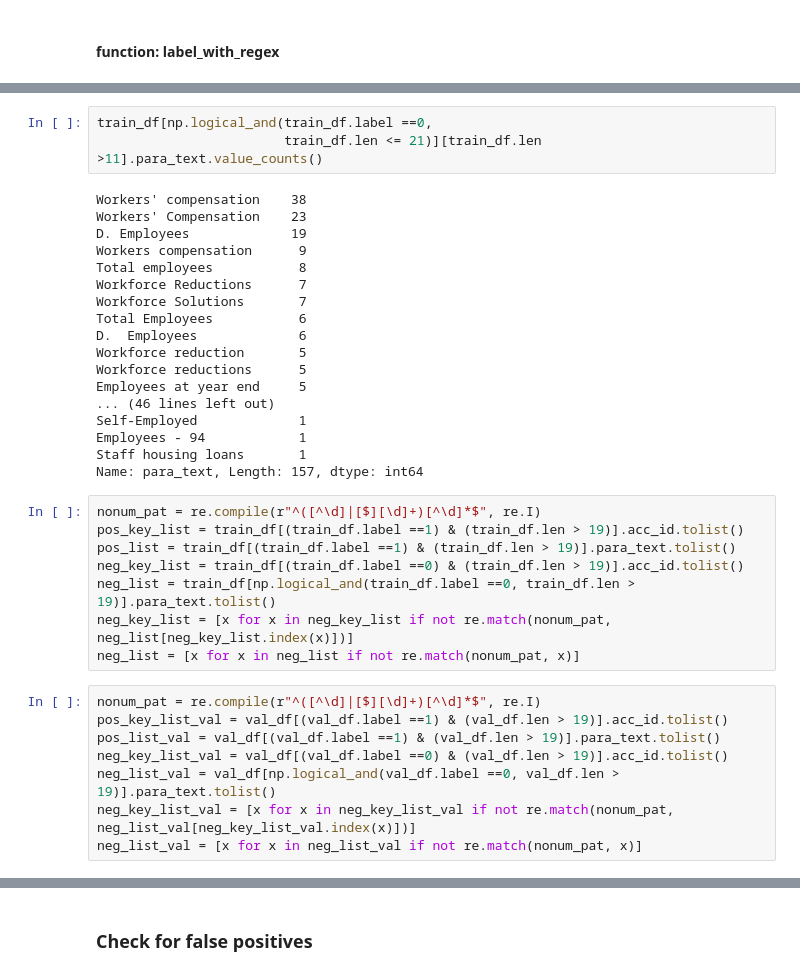
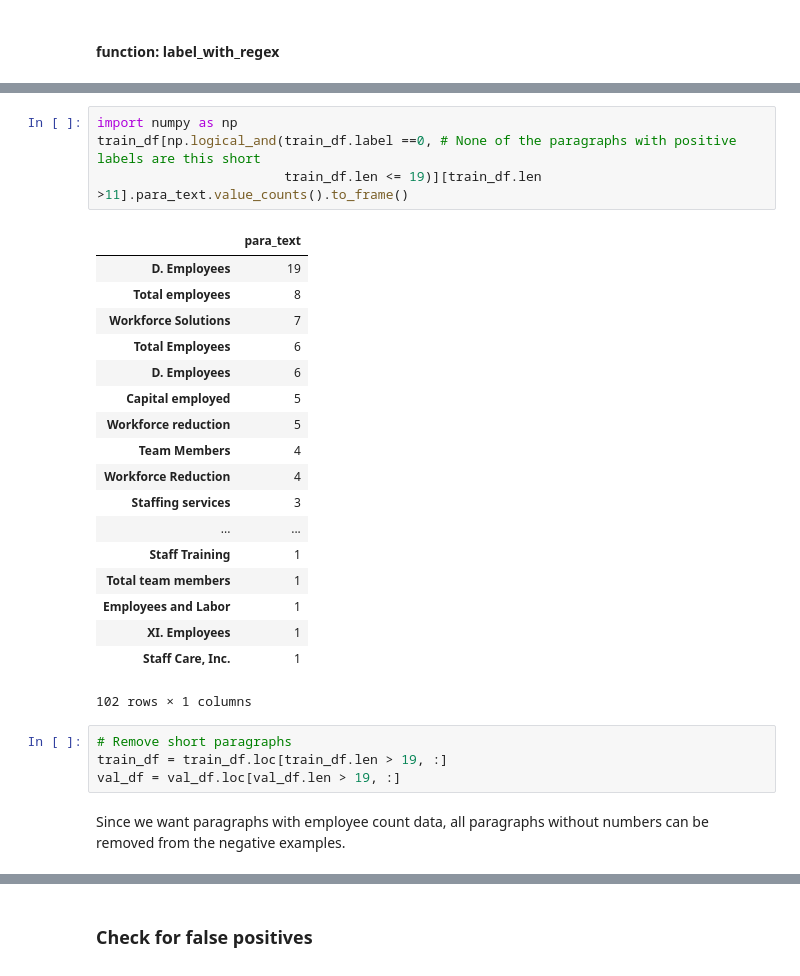
Before and after one commit to JarrodAJ/sec_employee_information_extraction, a Jupyter notebook: 2_label_paragraphs.ipynb, the cells around one changed output, grey strips where cells are left out. Saved outputs shown, nothing was run; the diff lists cells and outputs as text.

```diff
--- a/2_label_paragraphs.ipynb
+++ b/2_label_paragraphs.ipynb
@@ -356,37 +340,29 @@ See the caveats in the documentation: http://pandas.pydata.org/pandas-docs/stabl
 # %%
-train_df[np.logical_and(train_df.label ==0,
-                        train_df.len <= 21)][train_df.len >11].para_text.value_counts()
+import numpy as np
+train_df[np.logical_and(train_df.label ==0, # None of the paragraphs with positive labels are this short
+                        train_df.len <= 19)][train_df.len >11].para_text.value_counts().to_frame()
 # %% [output]
+|  | para_text |
+| D. Employees | 19 |
+| Total employees | 8 |
+| Workforce Solutions | 7 |
+| Total Employees | 6 |
+| D. Employees | 6 |
+| Capital employed | 5 |
+| Workforce reduction | 5 |
+| Team Members | 4 |
+| Workforce Reduction | 4 |
+| Staffing services | 3 |
+| ... | ... |
+| Staff Training | 1 |
+| Total team members | 1 |
+| Employees and Labor | 1 |
+| XI. Employees | 1 |
+| Staff Care, Inc. | 1 |
-Workers' compensation    38
-Workers' Compensation    23
-D. Employees             19
-Workers compensation      9
-Total employees           8
-Workforce Reductions      7
-Workforce Solutions       7
-Total Employees           6
-D.  Employees             6
-Workforce reduction       5
-Workforce reductions      5
-Employees at year end     5
-... (46 lines left out)
-Self-Employed             1
-Employees - 94            1
-Staff housing loans       1
-Name: para_text, Length: 157, dtype: int64
+102 rows × 1 columns
-# %%
-nonum_pat = re.compile(r"^([^\d]|[$][\d]+)[^\d]*$", re.I)
-pos_key_list = train_df[(train_df.label ==1) & (train_df.len > 19)].acc_id.tolist()
-pos_list = train_df[(train_df.label ==1) & (train_df.len > 19)].para_text.tolist()
-neg_key_list = train_df[(train_df.label ==0) & (train_df.len > 19)].acc_id.tolist()
-neg_list = train_df[np.logical_and(train_df.label ==0, train_df.len > 19)].para_text.tolist()
-neg_key_list = [x for x in neg_key_list if not re.match(nonum_pat, neg_list[neg_key_list.index(x)])]
-neg_list = [x for x in neg_list if not re.match(nonum_pat, x)]
-# %%
-nonum_pat = re.compile(r"^([^\d]|[$][\d]+)[^\d]*$", re.I)
-pos_key_list_val = val_df[(val_df.label ==1) & (val_df.len > 19)].acc_id.tolist()
-pos_list_val = val_df[(val_df.label ==1) & (val_df.len > 19)].para_text.tolist()
-neg_key_list_val = val_df[(val_df.label ==0) & (val_df.len > 19)].acc_id.tolist()
-neg_list_val = val_df[np.logical_and(val_df.label ==0, val_df.len > 19)].para_text.tolist()
-neg_key_list_val = [x for x in neg_key_list_val if not re.match(nonum_pat, neg_list_val[neg_key_list_val.index(x)])]
-neg_list_val = [x for x in neg_list_val if not re.match(nonum_pat, x)]
+# %%
+# Remove short paragraphs
+train_df = train_df.loc[train_df.len > 19, :]
+val_df = val_df.loc[val_df.len > 19, :]
+# %% [markdown]
+Since we want paragraphs with employee count data, all paragraphs without numbers can be removed from the negative examples.
```
Also changed, not shown: parts of 51 cells of this notebook, 2 other files.
